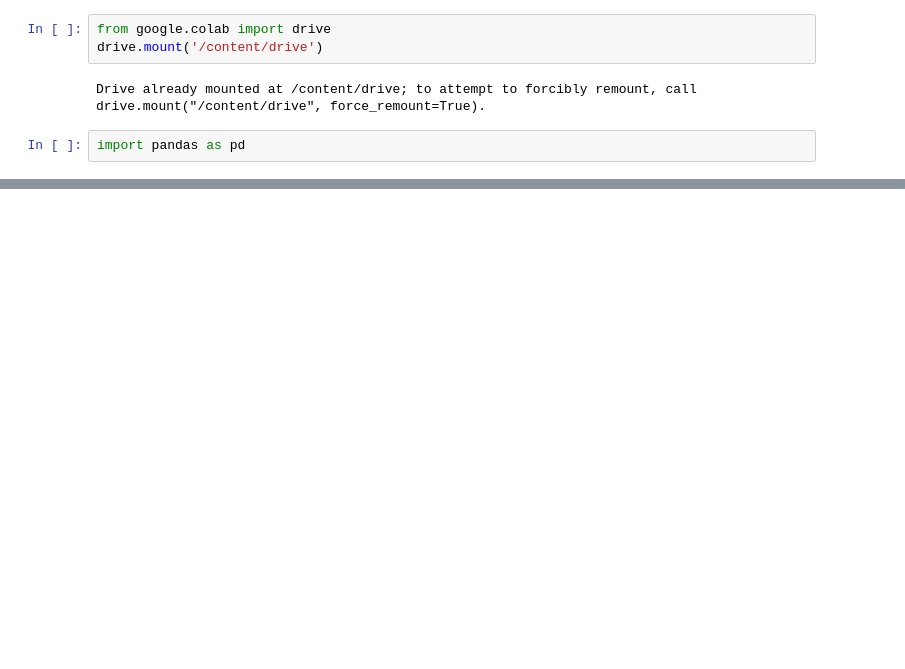
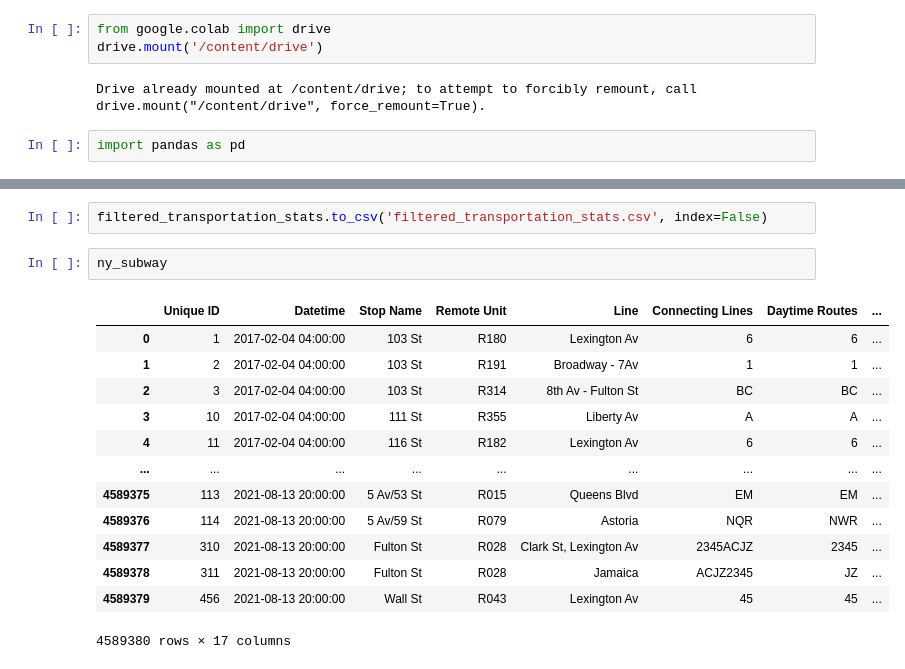
Before and after one commit to aronpwong/lhl-finalproject-24, a Jupyter notebook: preprocessing.ipynb, the cells around one changed output, grey strips where cells are left out. Cells and saved outputs as stored; diff of their text form; blank space fills up the shorter version.

```diff
--- a/preprocessing.ipynb
+++ b/preprocessing.ipynb
@@ -36,0 +99,18 @@ usa_pollution.dropna(inplace=True)
+# %%
+filtered_transportation_stats.to_csv('filtered_transportation_stats.csv', index=False)
+# %%
+ny_subway
+# %% [output]
+|  | Unique ID | Datetime | Stop Name | Remote Unit | Line | Connecting Lines | Daytime Routes | ... |
+| 0 | 1 | 2017-02-04 04:00:00 | 103 St | R180 | Lexington Av | 6 | 6 | ... |
+| 1 | 2 | 2017-02-04 04:00:00 | 103 St | R191 | Broadway - 7Av | 1 | 1 | ... |
+| 2 | 3 | 2017-02-04 04:00:00 | 103 St | R314 | 8th Av - Fulton St | BC | BC | ... |
+| 3 | 10 | 2017-02-04 04:00:00 | 111 St | R355 | Liberty Av | A | A | ... |
+| 4 | 11 | 2017-02-04 04:00:00 | 116 St | R182 | Lexington Av | 6 | 6 | ... |
+| ... | ... | ... | ... | ... | ... | ... | ... | ... |
+| 4589375 | 113 | 2021-08-13 20:00:00 | 5 Av/53 St | R015 | Queens Blvd | EM | EM | ... |
+| 4589376 | 114 | 2021-08-13 20:00:00 | 5 Av/59 St | R079 | Astoria | NQR | NWR | ... |
+| 4589377 | 310 | 2021-08-13 20:00:00 | Fulton St | R028 | Clark St, Lexington Av | 2345ACJZ | 2345 | ... |
+| 4589378 | 311 | 2021-08-13 20:00:00 | Fulton St | R028 | Jamaica | ACJZ2345 | JZ | ... |
+| 4589379 | 456 | 2021-08-13 20:00:00 | Wall St | R043 | Lexington Av | 45 | 45 | ... |
+4589380 rows × 17 columns
```
Also changed, not shown: parts of 24 cells of this notebook.
